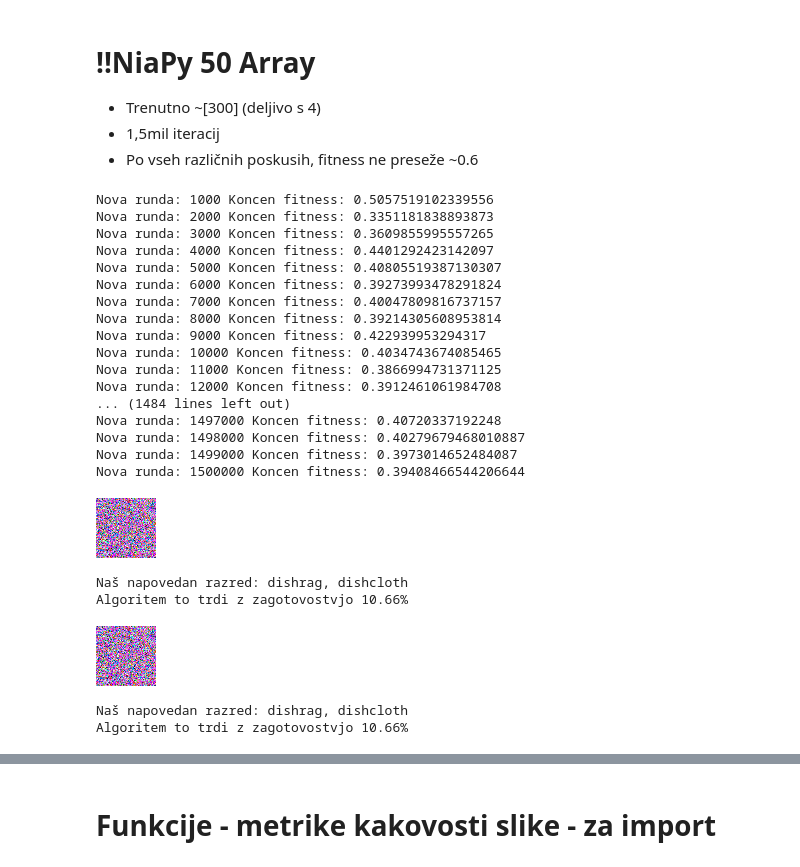
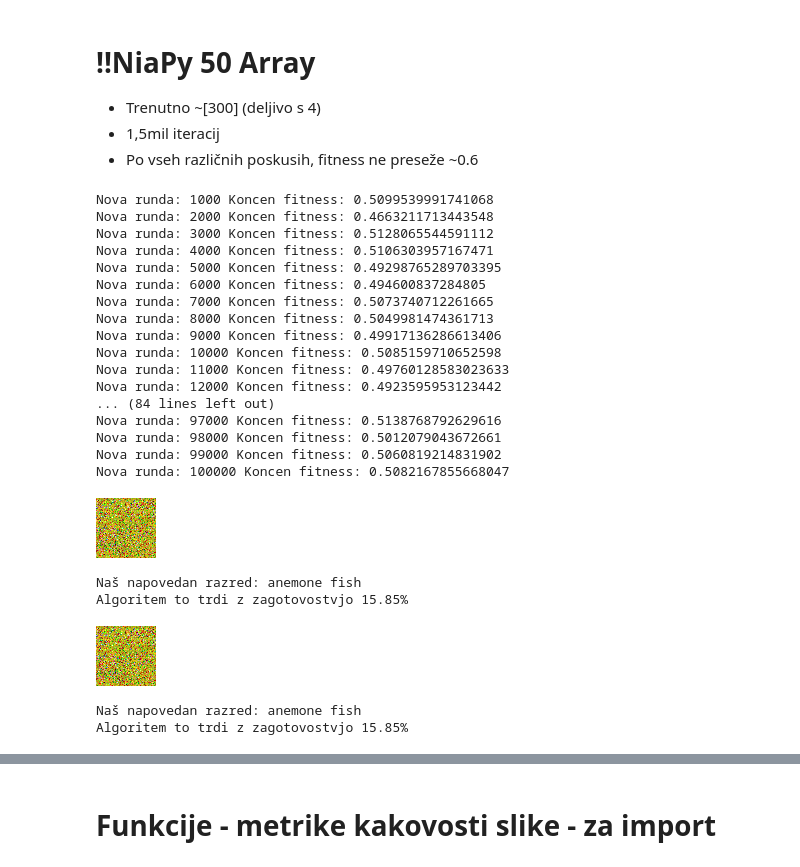
Before and after one commit to KukovecRok/Adversarial-image-perturbation-AlexNet-NiaPy-GARI, a Jupyter notebook: AlexNetDiplomskaColab.ipynb, the cells around one changed output, grey strips where cells are left out. Saved outputs shown, nothing was run; the diff lists cells and outputs as text; code cells hidden in the pictures.

```diff
--- a/AlexNetDiplomskaColab.ipynb
+++ b/AlexNetDiplomskaColab.ipynb
@@ -402,7 +402,7 @@ class TestBenchmark(Benchmark):
             dejanska_kategorija = "baseball"
             meja = 9999999999999999 # trenutno tako visoka, da se v B.M. ne vklopi AlexNet, saj niti ne uspem poustvariti originalne slike
 
-            for i in range( int((len(D)/4)) ):
+            for i in range( int((D/4)) ):
               if ( i % 4 == 0):
                 mesto_v_arrayu = 0
                 mesto_v_arrayu = (solution[i] * (len(iskanjeSlika) / 3) )
@@ -434,54 +434,54 @@ if __name__ == "__main__":
     najboljsiNiaPY = np.empty(len(iskanjeSlika), dtype=object) # Prazen array dolžine iskanega - Malo pomoči NiaPy
 
     napovedan_array_iz_petdeset = np.empty(len(iskanjeSlika), dtype=object) # Prazen array dolžine iskanega - Malo pomoči NiaPy
     napovedan_array_iz_petdeset = np.full((len(napovedan_array_iz_petdeset)), 0)
 
     #array_petdeset = np.empty(52, dtype=object) # 52 je deljivo s 4 # Solution
 
     stevec = 0
 
     benchmarkPrejsnji = 0 # Primerjava BenchMarkov med iteracijami - če je slabši, prepišemo "najboljsiNiaPY" in "benchmarkPrejsnji"
 
     benchm = TestBenchmark(iskanjeSlika=iskanjeSlika, alexnet=alexnet)
     task = StoppingTask(D=312,
-                        nFES=1500000,
+                        nFES=100000,
                         optType=OptimizationType.MAXIMIZATION,
                         benchmark=benchm)
 
     resitev, fitness = algoritem.run(task=task)
 
     # Prikaz najboljsega fitness-benchmark outputa NiaPy
     resitev = imgFROM1d(najboljsiNiaPY, oblika) # Pretvorba nazaj v sliko
     cv2_imshow(resitev) # Prikaz slike
     resitev_image = PIL.Image.fromarray(np.uint8(resitev)).convert('RGB') # Pretvorba v PIL format - za AlexNet
     print(napovedInPrikaz(resitev_image, alexnet)) # Izpis napovedi AlexNet
 
     # Prikaz zadnjega outputa NiaPy
     napovedan_array_iz_petdeset = imgFROM1d(napovedan_array_iz_petdeset, oblika) # Pretvorba nazaj v sliko
     cv2_imshow(napovedan_array_iz_petdeset) # Prikaz slike
     napovedan_array_iz_petdeset_image = PIL.Image.fromarray(np.uint8(napovedan_array_iz_petdeset)).convert('RGB') # Pretvorba v PIL format - za AlexNet
     print(napovedInPrikaz(napovedan_array_iz_petdeset_image, alexnet)) # Izpis napovedi AlexNet
 # %% [output]
-Nova runda: 1000 Koncen fitness: 0.5057519102339556
-Nova runda: 2000 Koncen fitness: 0.3351181838893873
-Nova runda: 3000 Koncen fitness: 0.3609855995557265
-Nova runda: 4000 Koncen fitness: 0.4401292423142097
-Nova runda: 5000 Koncen fitness: 0.40805519387130307
-Nova runda: 6000 Koncen fitness: 0.39273993478291824
-Nova runda: 7000 Koncen fitness: 0.40047809816737157
-Nova runda: 8000 Koncen fitness: 0.39214305608953814
-Nova runda: 9000 Koncen fitness: 0.422939953294317
-Nova runda: 10000 Koncen fitness: 0.4034743674085465
-Nova runda: 11000 Koncen fitness: 0.3866994731371125
-Nova runda: 12000 Koncen fitness: 0.3912461061984708
-... (1484 lines left out)
-Nova runda: 1497000 Koncen fitness: 0.40720337192248
-Nova runda: 1498000 Koncen fitness: 0.40279679468010887
-Nova runda: 1499000 Koncen fitness: 0.3973014652484087
-Nova runda: 1500000 Koncen fitness: 0.39408466544206644
+Nova runda: 1000 Koncen fitness: 0.5099539991741068
+Nova runda: 2000 Koncen fitness: 0.4663211713443548
+Nova runda: 3000 Koncen fitness: 0.5128065544591112
+Nova runda: 4000 Koncen fitness: 0.5106303957167471
+Nova runda: 5000 Koncen fitness: 0.49298765289703395
+Nova runda: 6000 Koncen fitness: 0.494600837284805
+Nova runda: 7000 Koncen fitness: 0.5073740712261665
+Nova runda: 8000 Koncen fitness: 0.5049981474361713
+Nova runda: 9000 Koncen fitness: 0.49917136286613406
+Nova runda: 10000 Koncen fitness: 0.5085159710652598
+Nova runda: 11000 Koncen fitness: 0.49760128583023633
+Nova runda: 12000 Koncen fitness: 0.4923595953123442
+... (84 lines left out)
+Nova runda: 97000 Koncen fitness: 0.5138768792629616
+Nova runda: 98000 Koncen fitness: 0.5012079043672661
+Nova runda: 99000 Koncen fitness: 0.5060819214831902
+Nova runda: 100000 Koncen fitness: 0.5082167855668047
-[figure, old version]
+[figure, new version]
-Naš napovedan razred: dishrag, dishcloth
-Algoritem to trdi z zagotovostvjo 10.66%
+Naš napovedan razred: anemone fish
+Algoritem to trdi z zagotovostvjo 15.85%
-[figure, old version]
+[figure, new version]
-Naš napovedan razred: dishrag, dishcloth
-Algoritem to trdi z zagotovostvjo 10.66%
+Naš napovedan razred: anemone fish
+Algoritem to trdi z zagotovostvjo 15.85%
```
Also changed, not shown: parts of 8 cells of this notebook.
